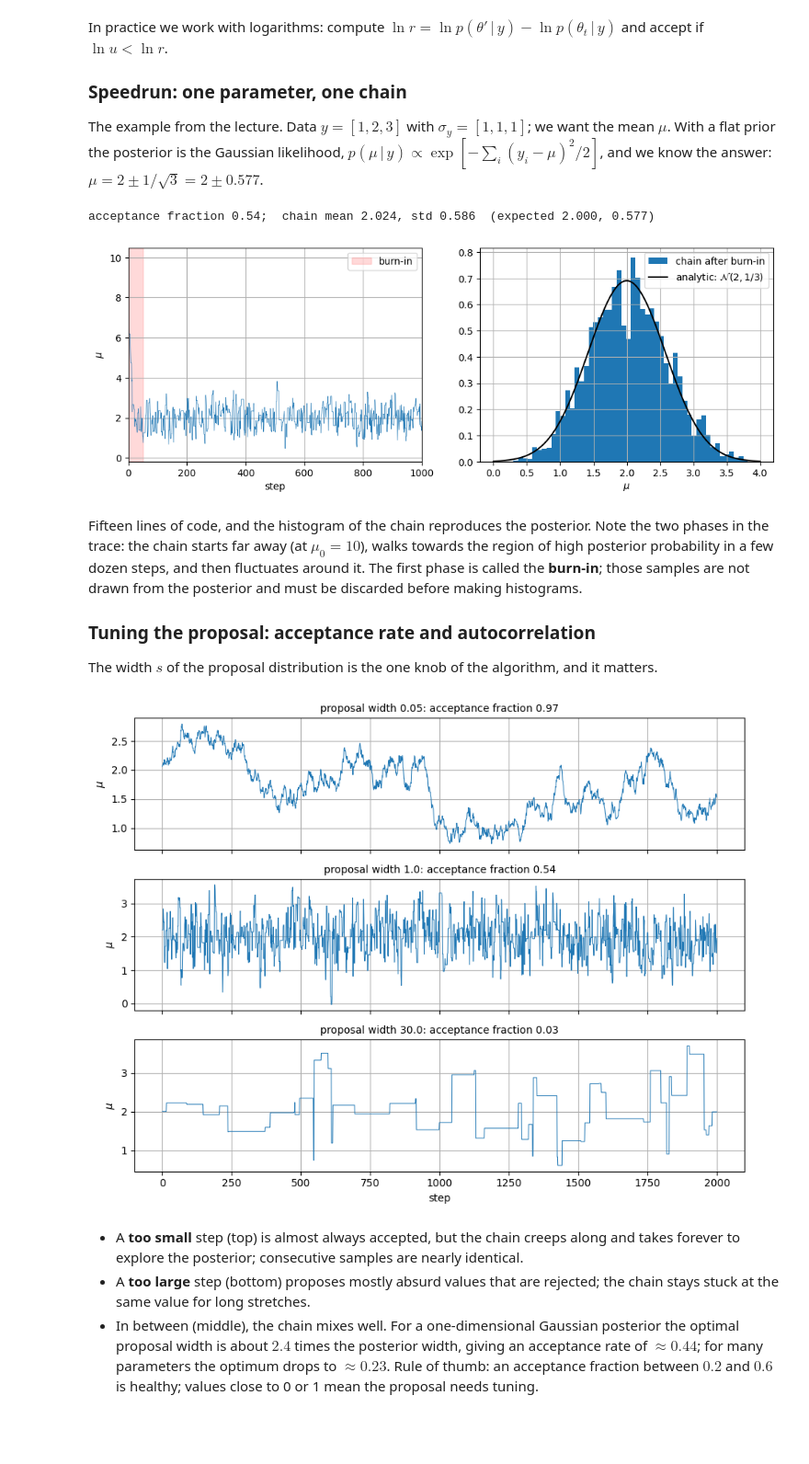
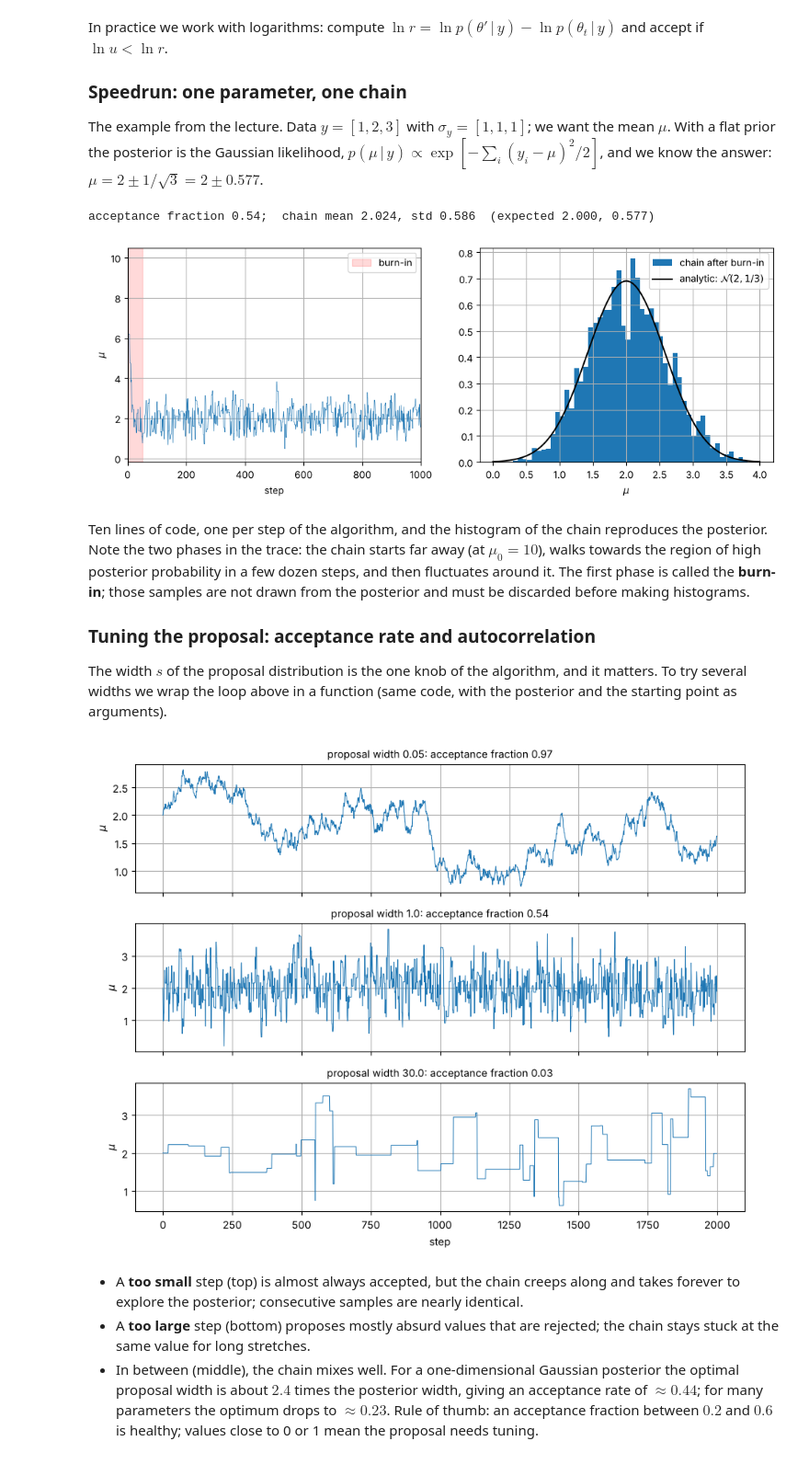
Before and after one commit to sjoertvv/BASTA-lecture-notes, a Jupyter notebook: 06_mcmc.ipynb, the cells around one changed output. Shown at 92% size. Saved outputs shown, nothing was run; the diff lists cells and outputs as text; code cells hidden in the pictures; blank space fills up the shorter version.

```diff
--- a/06_mcmc.ipynb
+++ b/06_mcmc.ipynb
@@ -95,21 +94,22 @@ def log_post_speed(mu):
     """log posterior for the mean of y (flat prior, Gaussian likelihood)"""
     return -0.5 * np.sum((y_speed - mu)**2 / sigma_speed**2)
 
-def metropolis(log_post, theta0, n_steps, proposal_width, rng):
-    """Metropolis algorithm with a Gaussian proposal; returns the chain and the acceptance fraction"""
-    chain = np.zeros(n_steps)
-    theta, lp = theta0, log_post(theta0)
-    n_accept = 0
-    for t in range(n_steps):
-        theta_prop = theta + rng.normal(0, proposal_width)          # step 1: propose
-        lp_prop = log_post(theta_prop)
-        if np.log(rng.uniform()) < lp_prop - lp:                    # steps 2+3: accept with probability min(1, r)
-            theta, lp = theta_prop, lp_prop
-            n_accept += 1
-        chain[t] = theta                                            # (rejected: the old value is repeated)
-    return chain, n_accept / n_steps
+n_steps = 5000
+proposal_width = 1.0
 
-chain, acc = metropolis(log_post_speed, theta0=10.0, n_steps=5000, proposal_width=1.0, rng=rng)
+chain = np.zeros(n_steps)
+chain[0] = 10.0                                                    # step 0: start somewhere
+
+for t in range(1, n_steps):
+    mu_current = chain[t - 1]
+    mu_proposed = mu_current + rng.normal(0, proposal_width)       # step 1: propose a new value
+    log_r = log_post_speed(mu_proposed) - log_post_speed(mu_current)   # step 2: ratio of the posterior densities
+    if np.log(rng.uniform()) < log_r:                              # step 3: accept with probability min(1, r) ...
+        chain[t] = mu_proposed
+    else:                                                          # ... otherwise reject: repeat the old value
+        chain[t] = mu_current
+
+acc = np.mean(chain[1:] != chain[:-1])                             # fraction of steps that were accepted
 
 fig, axs = plt.subplots(1, 2, figsize=(12, 4))
 axs[0].plot(chain, lw=0.5); axs[0].axvspan(0, 50, color="red", alpha=0.15, label="burn-in")
@@ -122,22 +122,40 @@ axs[1].set_xlabel(r"$\mu$"); axs[1].legend()
 print(f"acceptance fraction {acc:.2f};  chain mean {chain[burn:].mean():.3f}, std {chain[burn:].std():.3f}  (expected 2.000, 0.577)")
 # %% [output]
 acceptance fraction 0.54;  chain mean 2.024, std 0.586  (expected 2.000, 0.577)
-[figure, old version]
+[figure, new version]
 # %% [markdown]
-Fifteen lines of code, and the histogram of the chain reproduces the posterior. Note the two phases in the trace: the chain starts far away (at $\mu_0 = 10$), walks towards the region of high posterior probability in a few dozen steps, and then fluctuates around it. The first phase is called the **burn-in**; those samples are not drawn from the posterior and must be discarded before making histograms.
+Ten lines of code, one per step of the algorithm, and the histogram of the chain reproduces the posterior. Note the two phases in the trace: the chain starts far away (at $\mu_0 = 10$), walks towards the region of high posterior probability in a few dozen steps, and then fluctuates around it. The first phase is called the **burn-in**; those samples are not drawn from the posterior and must be discarded before making histograms.
 
 ### Tuning the proposal: acceptance rate and autocorrelation
 
-The width $s$ of the proposal distribution is the one knob of the algorithm, and it matters.
+The width $s$ of the proposal distribution is the one knob of the algorithm, and it matters. To try several widths we wrap the loop above in a function (same code, with the posterior and the starting point as arguments).
 # %%
+def metropolis(log_post, theta0, n_steps, proposal_width, rng):
+    """the Metropolis loop of the speedrun; returns the chain"""
+    chain = np.zeros(n_steps)
+    chain[0] = theta0
+    for t in range(1, n_steps):
+        theta_current = chain[t - 1]
+        theta_proposed = theta_current + rng.normal(0, proposal_width)
+        log_r = log_post(theta_proposed) - log_post(theta_current)
+        if np.log(rng.uniform()) < log_r:
+            chain[t] = theta_proposed
+        else:
+            chain[t] = theta_current
+    return chain
+
+def acceptance_fraction(chain):
+    return np.mean(chain[1:] != chain[:-1])
+
 fig, axs = plt.subplots(3, 1, figsize=(9, 7), sharex=True)
 for ax, width in zip(axs, [0.05, 1.0, 30.0]):
-    ch, acc = metropolis(log_post_speed, theta0=2.0, n_steps=2000, proposal_width=width, rng=rng)
+    ch = metropolis(log_post_speed, theta0=2.0, n_steps=2000, proposal_width=width, rng=rng)
+    acc = acceptance_fraction(ch)
     ax.plot(ch, lw=0.7); ax.set_ylabel(r"$\mu$")
     ax.set_title(f"proposal width {width}: acceptance fraction {acc:.2f}", fontsize=10)
 axs[-1].set_xlabel("step"); plt.tight_layout()
 # %% [output]
-[figure, old version]
+[figure, new version]
 # %% [markdown]
 * A **too small** step (top) is almost always accepted, but the chain creeps along and takes forever to explore the posterior; consecutive samples are nearly identical.
 * A **too large** step (bottom) proposes mostly absurd values that are rejected; the chain stays stuck at the same value for long stretches.
```
Also changed, not shown: parts of 11 cells of this notebook, 10 other files.
